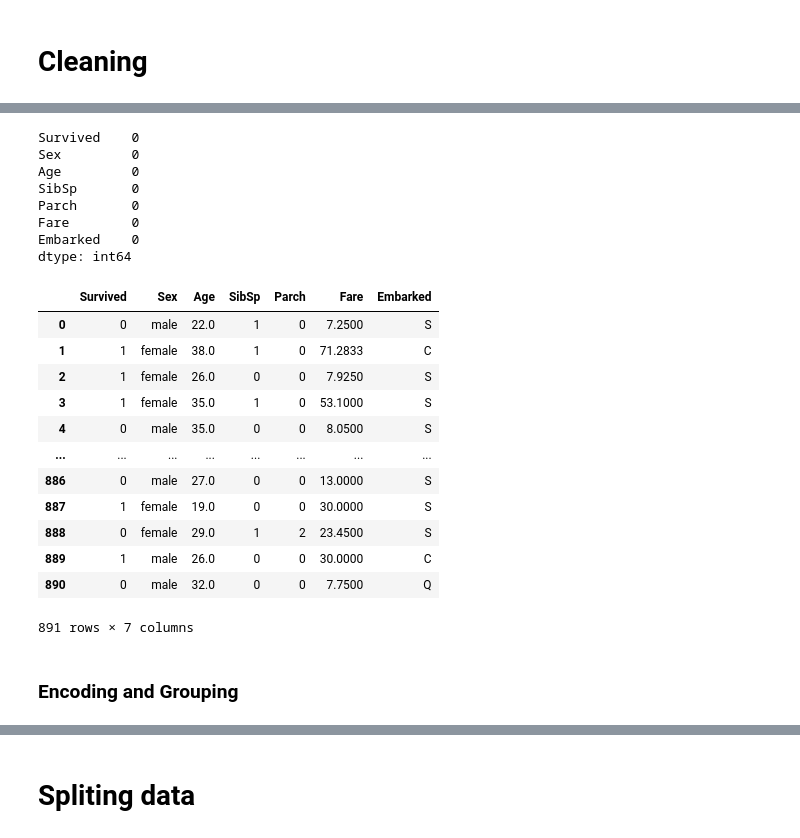
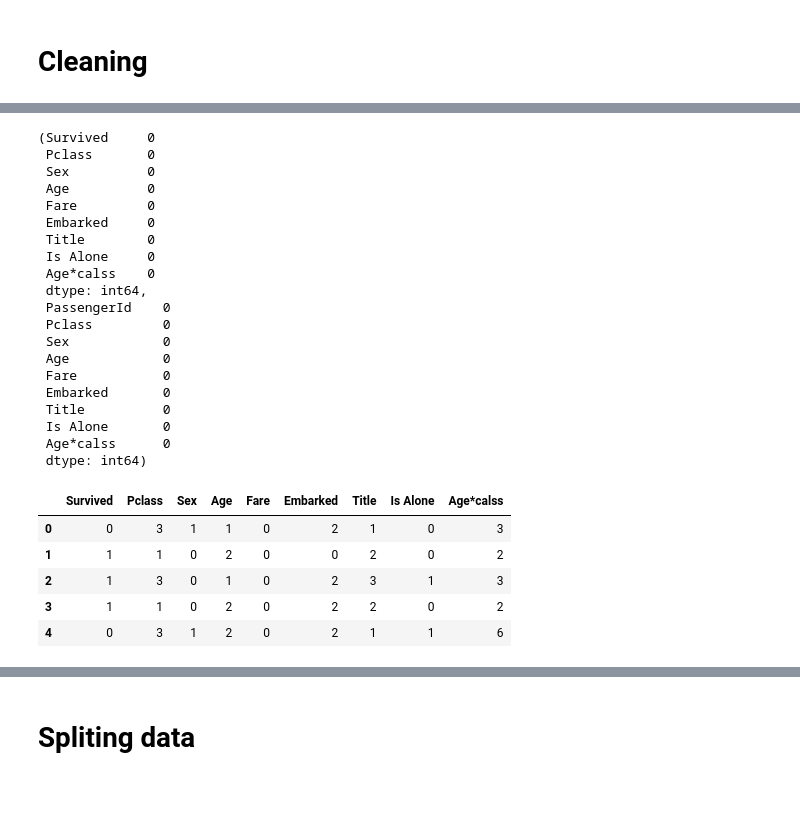
Before and after one commit to ahmedhany14/Kaggle-Competitions-Notebooks, a Jupyter notebook: Titanic/NoteBook/Titanic_problem.ipynb, the cells around one changed output, grey strips where cells are left out. Drawn from its saved outputs; the diff is of its cells as text; code cells hidden in the pictures; blank space fills up the shorter version.

```diff
--- a/Titanic/NoteBook/Titanic_problem.ipynb
+++ b/Titanic/NoteBook/Titanic_problem.ipynb
@@ -234,8 +220,11 @@ sns.lineplot(data=data, x="Age", y="Survived", estimator="sum")
 [figure]
 # %% [markdown]
 # Cleaning
-# %%
-Drop_columns = ["Pclass", "Cabin", "Name", "PassengerId", "Ticket"]
-titanic = titanic.drop(columns=Drop_columns, axis="columns")
-titanic["Embarked"] = titanic["Embarked"].fillna(titanic["Embarked"].mode()[0])
-titanic["Age"] = titanic["Age"].fillna(int(titanic["Age"].mean()))
+# %%
+titanic = titanic.drop(["Ticket", "Cabin"], axis=1)
+test = test.drop(["Ticket", "Cabin"], axis=1)
+
+combine = [titanic, test]
+
+for dataset in combine:
+    dataset["Title"] = dataset.Name.str.extract(" ([A-Za-z]+)\.", expand=False)
@@ -242,29 +337,36 @@ titanic["Age"] = titanic["Age"].fillna(int(titanic["Age"].mean()))
+# %%
+titanic = titanic.drop(["Name", "PassengerId", "Parch", "SibSp", "Family size"], axis=1)
+test = test.drop(["Name", "Parch", "SibSp", "Family size"], axis=1)
+combine = [titanic, test]
 # %%
-titanic.isna().sum()
+titanic.isna().sum(), test.isna().sum()
 # %% [output]
-Survived    0
-Sex         0
-Age         0
-SibSp       0
-Parch       0
-Fare        0
-Embarked    0
-dtype: int64
+(Survived     0
+ Pclass       0
+ Sex          0
+ Age          0
+ Fare         0
+ Embarked     0
+ Title        0
+ Is Alone     0
+ Age*calss    0
+ dtype: int64,
+ PassengerId    0
+ Pclass         0
+ Sex            0
+ Age            0
+ Fare           0
+ Embarked       0
+ Title          0
+ Is Alone       0
+ Age*calss      0
+ dtype: int64)
 # %%
-titanic
+titanic.head()
 # %% [output]
-|  | Survived | Sex | Age | SibSp | Parch | Fare | Embarked |
-| 0 | 0 | male | 22.0 | 1 | 0 | 7.2500 | S |
-| 1 | 1 | female | 38.0 | 1 | 0 | 71.2833 | C |
-| 2 | 1 | female | 26.0 | 0 | 0 | 7.9250 | S |
-| 3 | 1 | female | 35.0 | 1 | 0 | 53.1000 | S |
-| 4 | 0 | male | 35.0 | 0 | 0 | 8.0500 | S |
-| ... | ... | ... | ... | ... | ... | ... | ... |
-| 886 | 0 | male | 27.0 | 0 | 0 | 13.0000 | S |
-| 887 | 1 | female | 19.0 | 0 | 0 | 30.0000 | S |
-| 888 | 0 | female | 29.0 | 1 | 2 | 23.4500 | S |
-| 889 | 1 | male | 26.0 | 0 | 0 | 30.0000 | C |
-| 890 | 0 | male | 32.0 | 0 | 0 | 7.7500 | Q |
+|  | Survived | Pclass | Sex | Age | Fare | Embarked | Title | Is Alone | Age*calss |
+| 0 | 0 | 3 | 1 | 1 | 0 | 2 | 1 | 0 | 3 |
+| 1 | 1 | 1 | 0 | 2 | 0 | 0 | 2 | 0 | 2 |
+| 2 | 1 | 3 | 0 | 1 | 0 | 2 | 3 | 1 | 3 |
+| 3 | 1 | 1 | 0 | 2 | 0 | 2 | 2 | 0 | 2 |
+| 4 | 0 | 3 | 1 | 2 | 0 | 2 | 1 | 1 | 6 |
-891 rows × 7 columns
-# %% [markdown]
-### Encoding and Grouping
```
Also changed, not shown: parts of 43 cells of this notebook, 1 other file.
